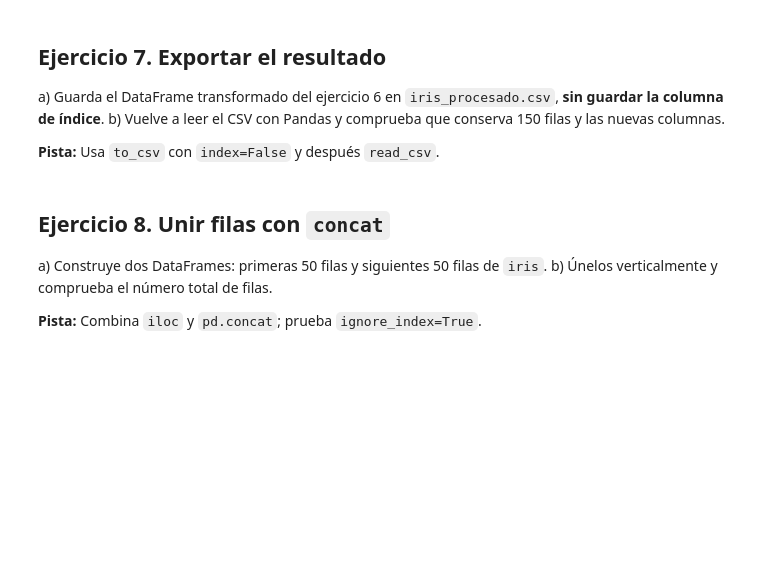
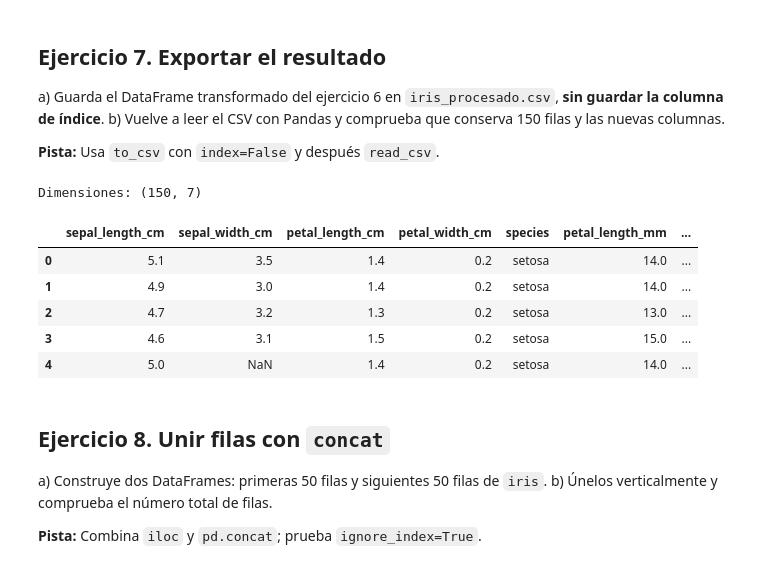
Before and after one commit to tizzy541/curso-ia-practica, a Jupyter notebook: 02_Ejercicios_Iris.ipynb, the cells around one changed output. Cells and saved outputs as stored; diff of their text form; code cells hidden in the pictures; blank space fills up the shorter version.

```diff
--- a/02_Ejercicios_Iris.ipynb
+++ b/02_Ejercicios_Iris.ipynb
@@ -72,7 +208,19 @@ a) Guarda el DataFrame transformado del ejercicio 6 en `iris_procesado.csv`, **s
 
 **Pista:** Usa `to_csv` con `index=False` y después `read_csv`.
 # %%
-# Escribe tu solución aquí
+df_transformado.to_csv("iris_procesado.csv", index=False)
+
+iris_procesado = pd.read_csv("iris_procesado.csv")
+print("Dimensiones:", iris_procesado.shape)
+display(iris_procesado.head(5))
+# %% [output]
+Dimensiones: (150, 7)
+|  | sepal_length_cm | sepal_width_cm | petal_length_cm | petal_width_cm | species | petal_length_mm | ... |
+| 0 | 5.1 | 3.5 | 1.4 | 0.2 | setosa | 14.0 | ... |
+| 1 | 4.9 | 3.0 | 1.4 | 0.2 | setosa | 14.0 | ... |
+| 2 | 4.7 | 3.2 | 1.3 | 0.2 | setosa | 13.0 | ... |
+| 3 | 4.6 | 3.1 | 1.5 | 0.2 | setosa | 15.0 | ... |
+| 4 | 5.0 | NaN | 1.4 | 0.2 | setosa | 14.0 | ... |
 # %% [markdown]
 ## Ejercicio 8. Unir filas con `concat`
 
```
Also changed, not shown: parts of 10 cells of this notebook.
